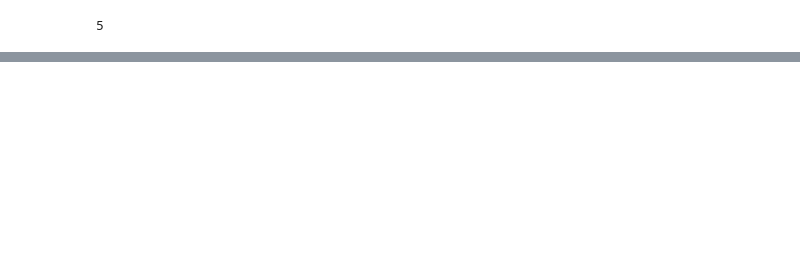
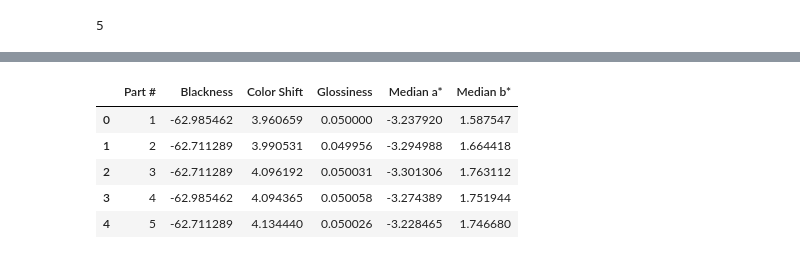
Before and after one commit to fastener-image-analysis/ColorAnalysis, a Jupyter notebook: image_analysis_working.ipynb, the cells around one changed output, grey strips where cells are left out. Saved outputs shown, nothing was run; the diff lists cells and outputs as text; code cells hidden in the pictures; blank space fills up the shorter version.

```diff
--- a/image_analysis_working.ipynb
+++ b/image_analysis_working.ipynb
@@ -177,0 +198,20 @@ for i, region in enumerate(regions):
+# %%
+data = {
+    "Part #": list(range(1, len(blackness_per_part) + 1)),
+    "Blackness": blackness_per_part,
+    "Color Shift": color_shift_magnitude_pp,
+    "Glossiness": estimated_gloss_pp,
+    "Median a*": a_shift_pp,
+    "Median b*": b_shift_pp,
+}
+
+df = pd.DataFrame(data)
+# %%
+df
+# %% [output]
+|  | Part # | Blackness | Color Shift | Glossiness | Median a* | Median b* |
+| 0 | 1 | -62.985462 | 3.960659 | 0.050000 | -3.237920 | 1.587547 |
+| 1 | 2 | -62.711289 | 3.990531 | 0.049956 | -3.294988 | 1.664418 |
+| 2 | 3 | -62.711289 | 4.096192 | 0.050031 | -3.301306 | 1.763112 |
+| 3 | 4 | -62.985462 | 4.094365 | 0.050058 | -3.274389 | 1.751944 |
+| 4 | 5 | -62.711289 | 4.134440 | 0.050026 | -3.228465 | 1.746680 |
```
Also changed, not shown: parts of 7 cells of this notebook.
